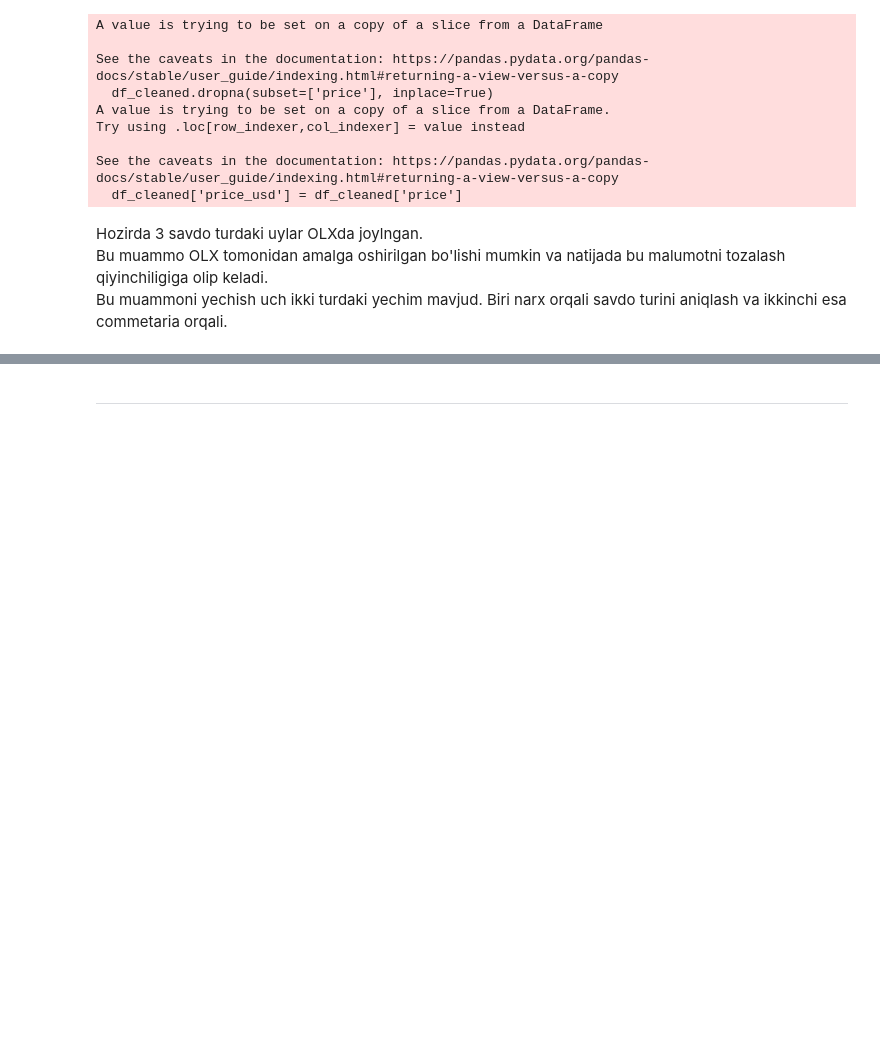
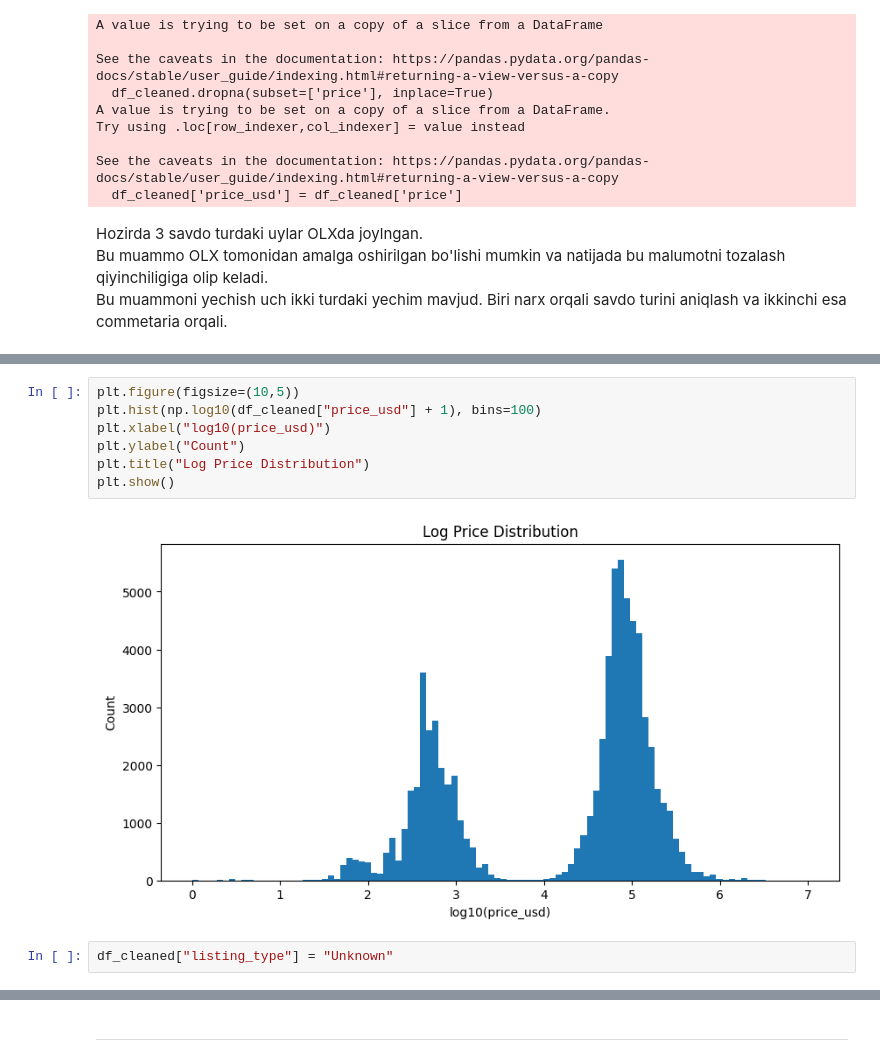
Before and after one commit to Javoh20111/Tashkent-apartment-analysis, a Jupyter notebook: notebooks/1_data_cleaning.ipynb, the cells around one changed output, grey strips where cells are left out. Cells and saved outputs as stored; diff of their text form; blank space fills up the shorter version.

```diff
--- a/notebooks/1_data_cleaning.ipynb
+++ b/notebooks/1_data_cleaning.ipynb
@@ -291,0 +329,11 @@ Bu muammoni yechish uch ikki turdaki yechim mavjud. Biri narx orqali savdo turin
+# %%
+plt.figure(figsize=(10,5))
+plt.hist(np.log10(df_cleaned["price_usd"] + 1), bins=100)
+plt.xlabel("log10(price_usd)")
+plt.ylabel("Count")
+plt.title("Log Price Distribution")
+plt.show()
+# %% [output]
+[figure, added]
+# %%
+df_cleaned["listing_type"] = "Unknown"
```
Also changed, not shown: parts of 28 cells of this notebook, 1 other file.
